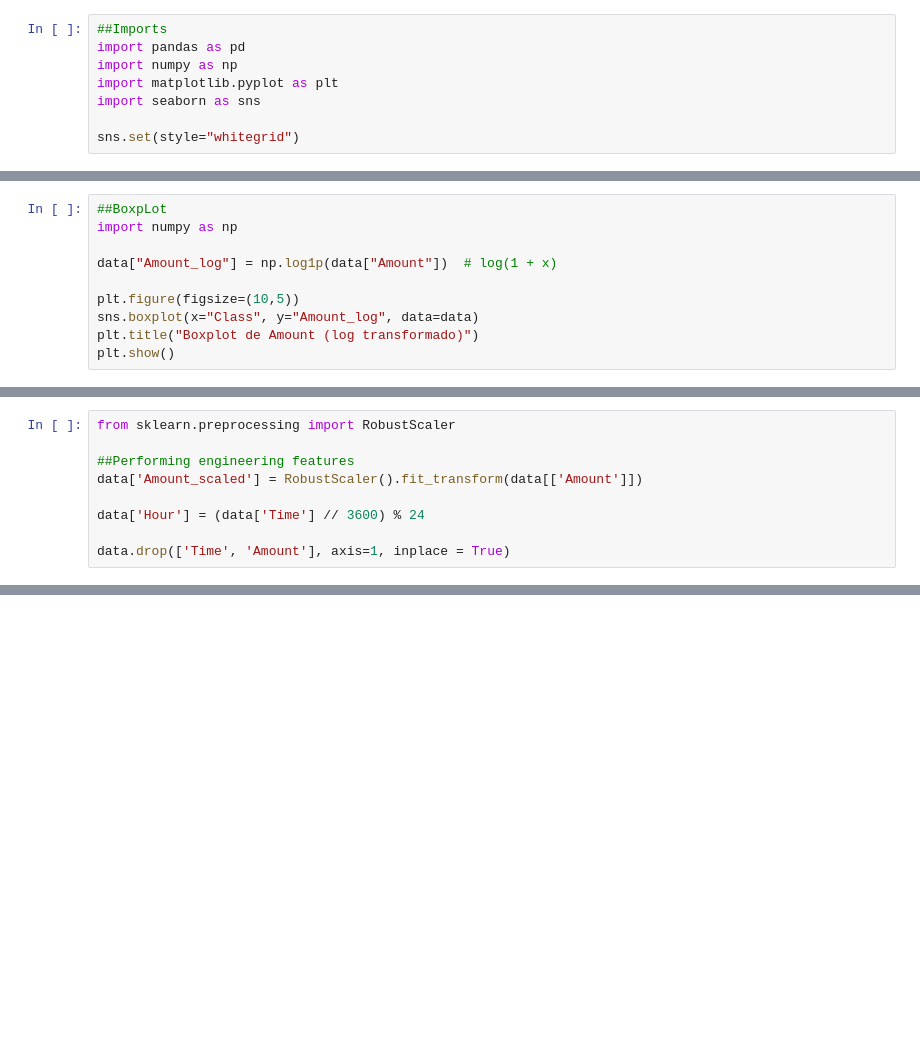
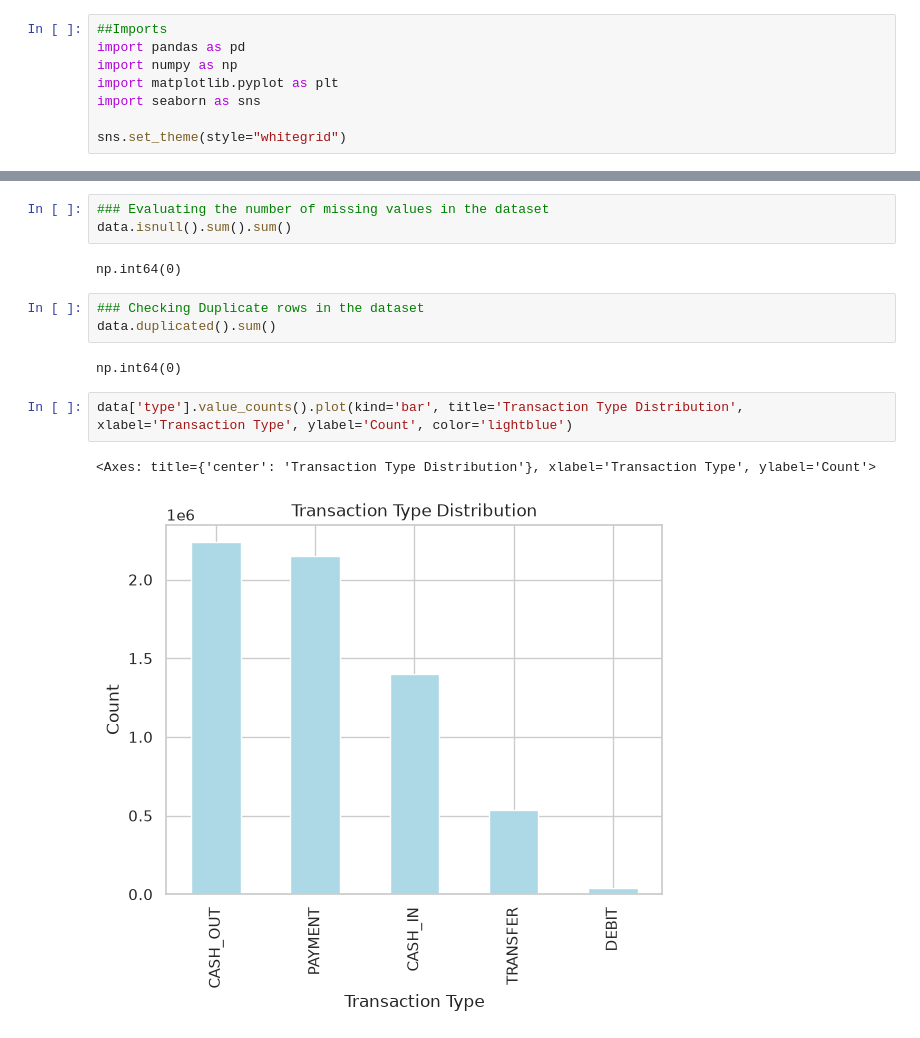
Before and after one commit to ShanT237/Mobile-Money-Fraud-Detection, a Jupyter notebook: notebooks/analysis.ipynb, the cells around one changed output, grey strips where cells are left out. Cells and saved outputs as stored; diff of their text form; blank space fills up the shorter version.

```diff
--- a/notebooks/analysis.ipynb
+++ b/notebooks/analysis.ipynb
@@ -5,6 +5,6 @@ import numpy as np
 import matplotlib.pyplot as plt
 import seaborn as sns
 
-sns.set(style="whitegrid")
+sns.set_theme(style="whitegrid")
 # %%
 ##Upload the dataset
@@ -82,10 +54,0 @@ plt.show()
-# %%
-##BoxpLot
-import numpy as np
-
-data["Amount_log"] = np.log1p(data["Amount"])  # log(1 + x)
-
-plt.figure(figsize=(10,5))
-sns.boxplot(x="Class", y="Amount_log", data=data)
-plt.title("Boxplot de Amount (log transformado)")
-plt.show()
@@ -99,9 +54,0 @@ plt.show()
-# %%
-from sklearn.preprocessing import RobustScaler
-
-##Performing engineering features
-data['Amount_scaled'] = RobustScaler().fit_transform(data[['Amount']])
-
-data['Hour'] = (data['Time'] // 3600) % 24
-
-data.drop(['Time', 'Amount'], axis=1, inplace = True)
@@ -174,0 +76,15 @@ from sklearn.ensemble import IsolationForest
+# %%
+### Evaluating the number of missing values in the dataset
+data.isnull().sum().sum()
+# %% [output]
+np.int64(0)
+# %%
+### Checking Duplicate rows in the dataset
+data.duplicated().sum()
+# %% [output]
+np.int64(0)
+# %%
+data['type'].value_counts().plot(kind='bar', title='Transaction Type Distribution', xlabel='Transaction Type', ylabel='Count', color='lightblue')
+# %% [output]
+<Axes: title={'center': 'Transaction Type Distribution'}, xlabel='Transaction Type', ylabel='Count'>
+[figure, added]
```
Also changed, not shown: parts of 49 cells of this notebook, 3 other files.
